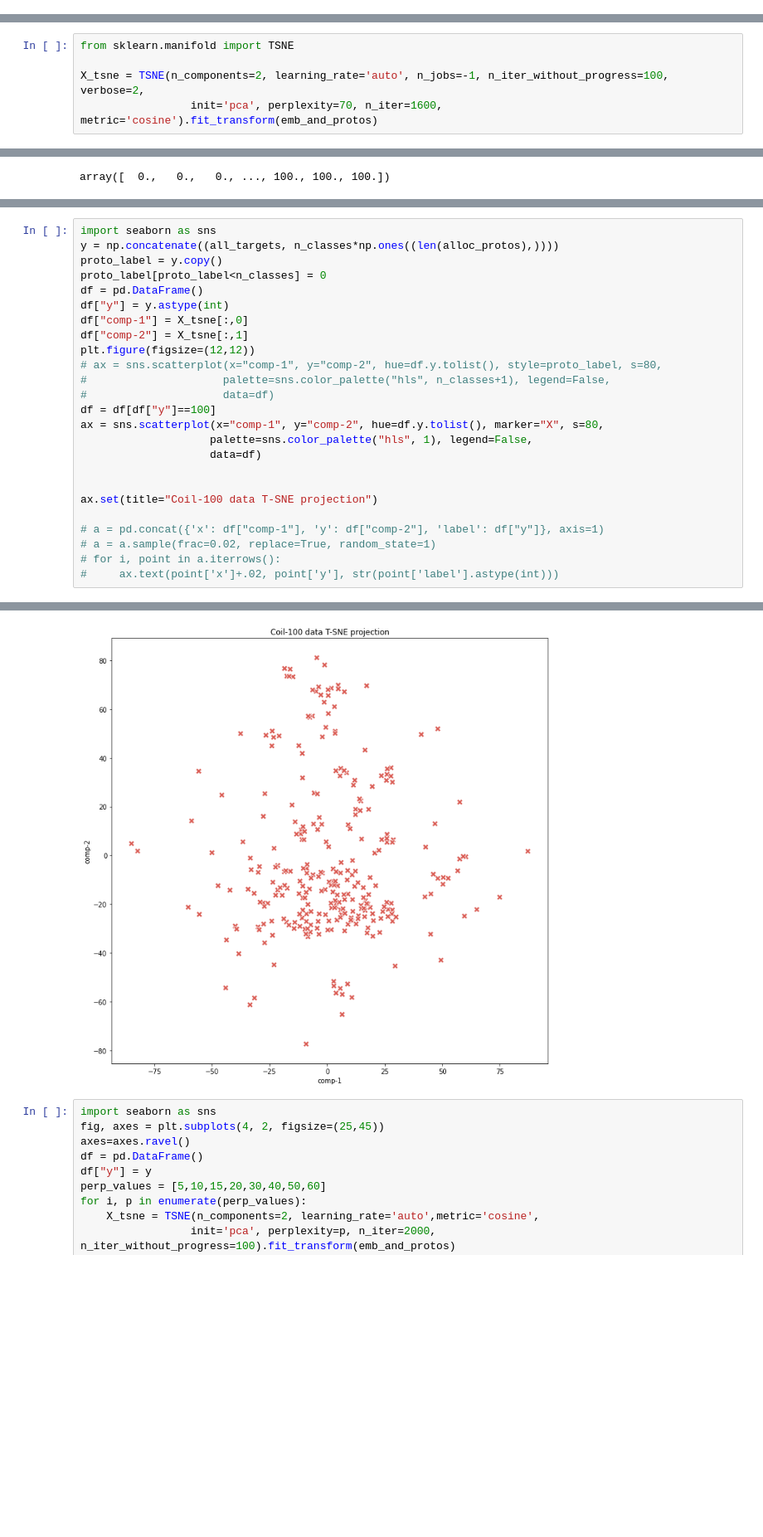
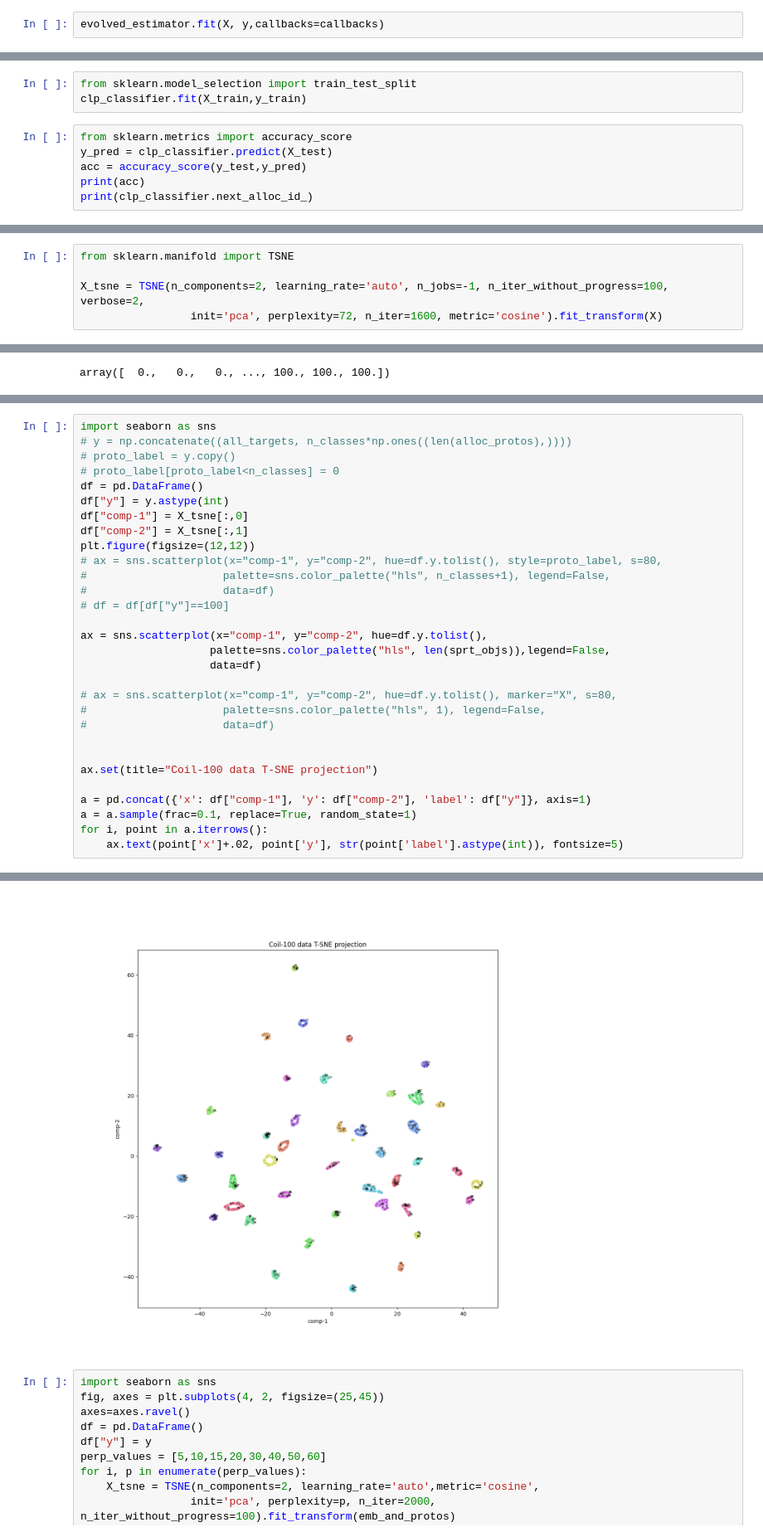
Before and after one commit to elvinhajizada/neuromorphic-continual-learning, a Jupyter notebook: experiments/coil_100_experiments/clp_experiment.ipynb, the cells around one changed output, grey strips where cells are left out. Shown at 83% size. Cells and saved outputs as stored; diff of their text form; blank space fills up the shorter version.

```diff
--- a/experiments/coil_100_experiments/clp_experiment.ipynb
+++ b/experiments/coil_100_experiments/clp_experiment.ipynb
@@ -45,0 +235,2 @@ from clp.clp import CLP
+# %%
+evolved_estimator.fit(X, y,callbacks=callbacks)
@@ -45,0 +420,9 @@ from clp.clp import CLP
+# %%
+from sklearn.model_selection import train_test_split
+clp_classifier.fit(X_train,y_train)
+# %%
+from sklearn.metrics import accuracy_score
+y_pred = clp_classifier.predict(X_test)
+acc = accuracy_score(y_test,y_pred)
+print(acc)
+print(clp_classifier.next_alloc_id_)
@@ -321,5 +643,5 @@ torch.Size([7056, 2048])
 from sklearn.manifold import TSNE
 
 X_tsne = TSNE(n_components=2, learning_rate='auto', n_jobs=-1, n_iter_without_progress=100, verbose=2,
-                 init='pca', perplexity=70, n_iter=1600, metric='cosine').fit_transform(emb_and_protos)
+                 init='pca', perplexity=72, n_iter=1600, metric='cosine').fit_transform(X)
 # %% [output]
@@ -360,8 +682,8 @@ array([  0.,   0.,   0., ..., 100., 100., 100.])
 # %%
 import seaborn as sns
-y = np.concatenate((all_targets, n_classes*np.ones((len(alloc_protos),))))
-proto_label = y.copy()
-proto_label[proto_label<n_classes] = 0
+# y = np.concatenate((all_targets, n_classes*np.ones((len(alloc_protos),))))
+# proto_label = y.copy()
+# proto_label[proto_label<n_classes] = 0
 df = pd.DataFrame()
 df["y"] = y.astype(int)
 df["comp-1"] = X_tsne[:,0]
@@ -370,16 +692,21 @@ plt.figure(figsize=(12,12))
 # ax = sns.scatterplot(x="comp-1", y="comp-2", hue=df.y.tolist(), style=proto_label, s=80,
 #                     palette=sns.color_palette("hls", n_classes+1), legend=False,
 #                     data=df)
-df = df[df["y"]==100]
-ax = sns.scatterplot(x="comp-1", y="comp-2", hue=df.y.tolist(), marker="X", s=80,
-                    palette=sns.color_palette("hls", 1), legend=False,
+# df = df[df["y"]==100]
+
+ax = sns.scatterplot(x="comp-1", y="comp-2", hue=df.y.tolist(),
+                    palette=sns.color_palette("hls", len(sprt_objs)),legend=False,
                     data=df)
+
+# ax = sns.scatterplot(x="comp-1", y="comp-2", hue=df.y.tolist(), marker="X", s=80,
+#                     palette=sns.color_palette("hls", 1), legend=False,
+#                     data=df)
 
 
 ax.set(title="Coil-100 data T-SNE projection")
 
-# a = pd.concat({'x': df["comp-1"], 'y': df["comp-2"], 'label': df["y"]}, axis=1)
-# a = a.sample(frac=0.02, replace=True, random_state=1)
-# for i, point in a.iterrows():
-#     ax.text(point['x']+.02, point['y'], str(point['label'].astype(int)))
+a = pd.concat({'x': df["comp-1"], 'y': df["comp-2"], 'label': df["y"]}, axis=1)
+a = a.sample(frac=0.1, replace=True, random_state=1)
+for i, point in a.iterrows():
+    ax.text(point['x']+.02, point['y'], str(point['label'].astype(int)), fontsize=5)
 # %% [output]
@@ -387,4 +713,4 @@ ax.set(title="Coil-100 data T-SNE projection")
-[figure, old version]
+[figure, new version]
 # %%
 import seaborn as sns
 fig, axes = plt.subplots(4, 2, figsize=(25,45))
```
Also changed, not shown: parts of 27 cells of this notebook, 16 other files.
